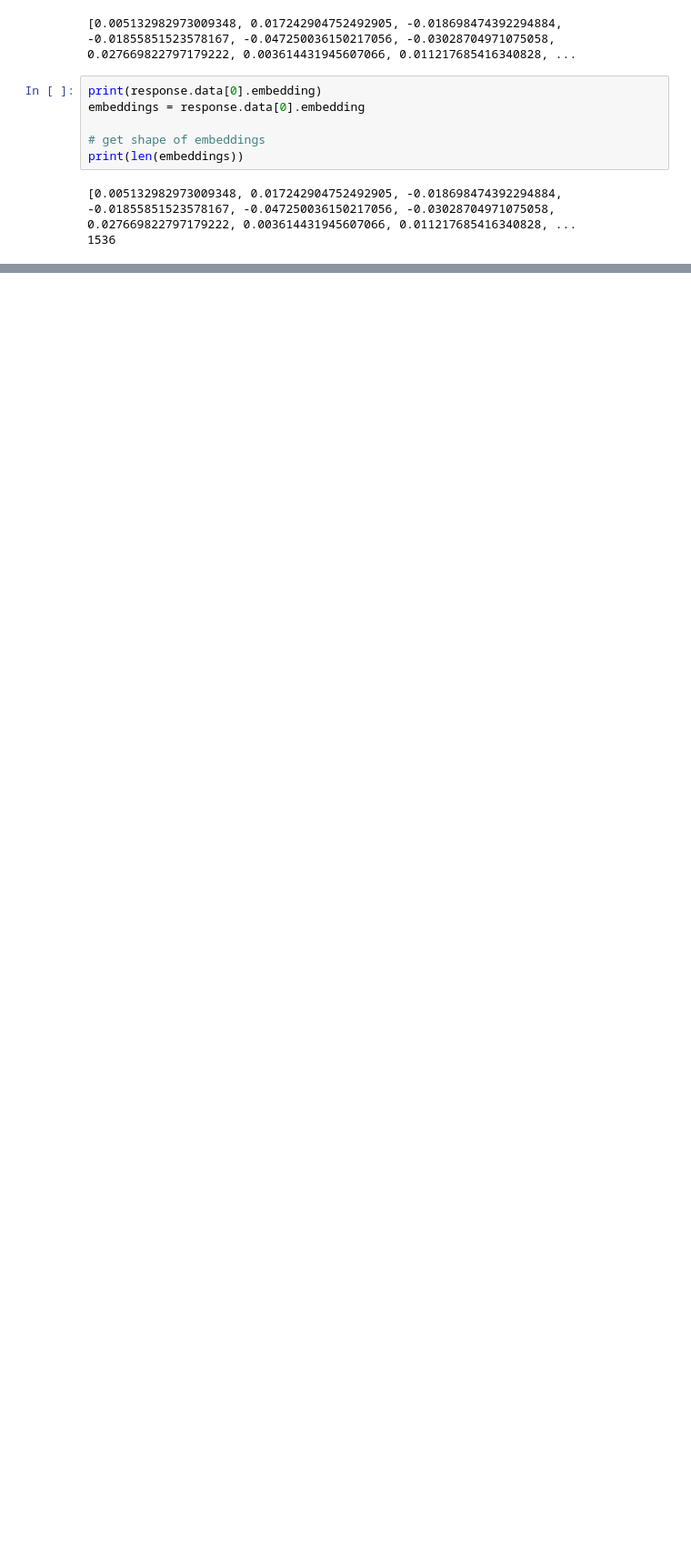
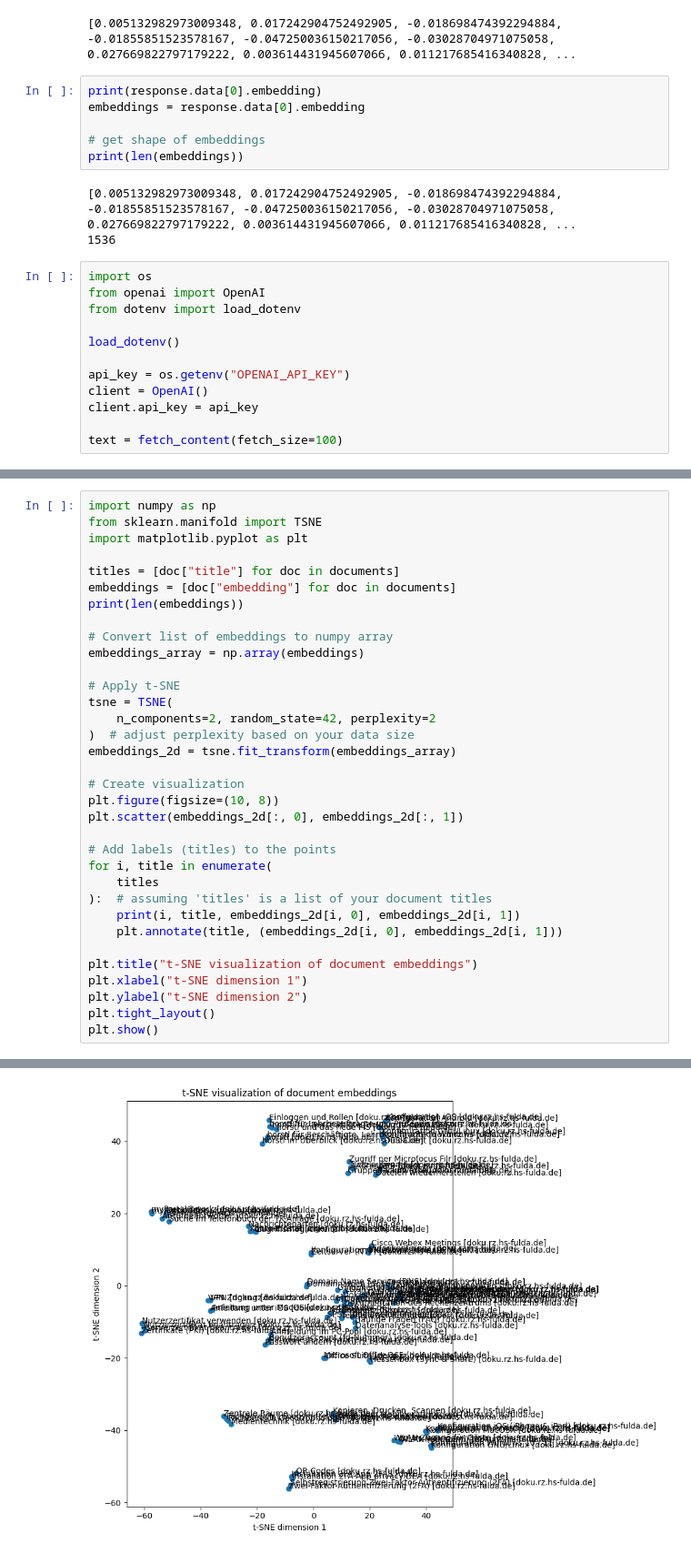
Before and after one commit to object-Object-42/webapp, a Jupyter notebook: backend/app/notebooks/embeddings.ipynb, the cells around one changed output, grey strips where cells are left out. Shown at 91% size. Saved outputs shown, nothing was run; the diff lists cells and outputs as text; blank space fills up the shorter version.

```diff
--- a/backend/app/notebooks/embeddings.ipynb
+++ b/backend/app/notebooks/embeddings.ipynb
@@ -25,3 +25,15 @@ print(len(embeddings))
 # %% [output]
 [0.005132982973009348, 0.017242904752492905, -0.018698474392294884, -0.01855851523578167, -0.047250036150217056, -0.03028704971075058, 0.027669822797179222, 0.003614431945607066, 0.011217685416340828, ...
 1536
+# %%
+import os
+from openai import OpenAI
+from dotenv import load_dotenv
+
+load_dotenv()
+
+api_key = os.getenv("OPENAI_API_KEY")
+client = OpenAI()
+client.api_key = api_key
+
+text = fetch_content(fetch_size=100)
@@ -27,0 +120,35 @@ print(len(embeddings))
+# %%
+import numpy as np
+from sklearn.manifold import TSNE
+import matplotlib.pyplot as plt
+
+titles = [doc["title"] for doc in documents]
+embeddings = [doc["embedding"] for doc in documents]
+print(len(embeddings))
+
+# Convert list of embeddings to numpy array
+embeddings_array = np.array(embeddings)
+
+# Apply t-SNE
+tsne = TSNE(
+    n_components=2, random_state=42, perplexity=2
+)  # adjust perplexity based on your data size
+embeddings_2d = tsne.fit_transform(embeddings_array)
+
+# Create visualization
+plt.figure(figsize=(10, 8))
+plt.scatter(embeddings_2d[:, 0], embeddings_2d[:, 1])
+
+# Add labels (titles) to the points
+for i, title in enumerate(
+    titles
+):  # assuming 'titles' is a list of your document titles
+    print(i, title, embeddings_2d[i, 0], embeddings_2d[i, 1])
+    plt.annotate(title, (embeddings_2d[i, 0], embeddings_2d[i, 1]))
+
+plt.title("t-SNE visualization of document embeddings")
+plt.xlabel("t-SNE dimension 1")
+plt.ylabel("t-SNE dimension 2")
+plt.tight_layout()
+plt.show()
+# %% [output]
@@ -27,0 +172 @@ print(len(embeddings))
+[figure, added]
```
Also changed, not shown: parts of 11 cells of this notebook, 11 other files.
